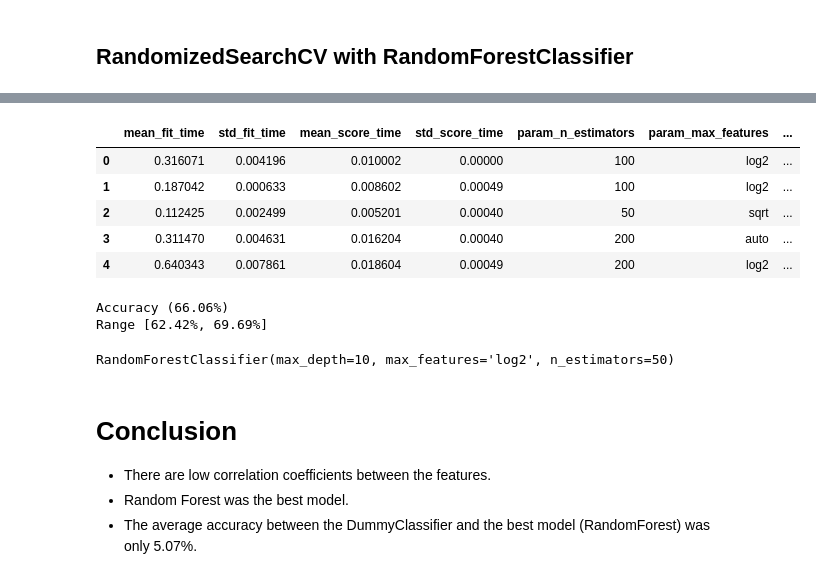
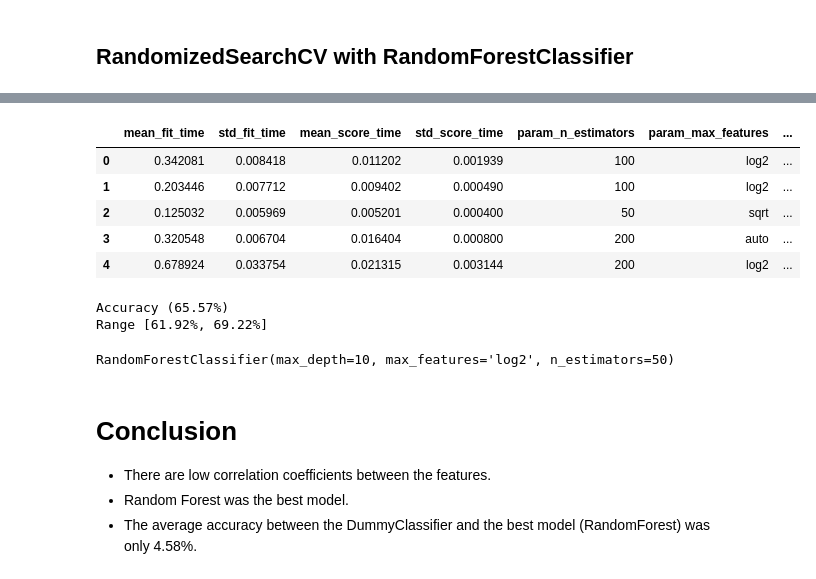
Before and after one commit to MatheusR0drigues/ml-projects, a Jupyter notebook: water-quality-project/water-quality.ipynb, the cells around one changed output, grey strips where cells are left out. Cells and saved outputs as stored; diff of their text form; code cells hidden in the pictures.

```diff
--- a/water-quality-project/water-quality.ipynb
+++ b/water-quality-project/water-quality.ipynb
@@ -393,6 +396,7 @@ DecisionTreeClassifier(criterion='entropy', max_depth=5, min_samples_leaf=105,
 # %% [markdown]
 ## RandomizedSearchCV with RandomForestClassifier
 # %%
+SEED = 2706
 np.random.seed(SEED)
 
 params = {
@@ -405,7 +409,7 @@ model = RandomForestClassifier()
 search = RandomizedSearchCV(model,
                            params,
                            cv = KFold(n_splits=5, shuffle=True),
-                           n_iter = 16,
+                           n_iter = 32,
                            random_state = SEED)
 
 search.fit(new_X, new_y)
@@ -417,22 +419,23 @@ Wall time: 19.5 s
 |  | mean_fit_time | std_fit_time | mean_score_time | std_score_time | param_n_estimators | param_max_features | ... |
-| 0 | 0.316071 | 0.004196 | 0.010002 | 0.00000 | 100 | log2 | ... |
-| 1 | 0.187042 | 0.000633 | 0.008602 | 0.00049 | 100 | log2 | ... |
-| 2 | 0.112425 | 0.002499 | 0.005201 | 0.00040 | 50 | sqrt | ... |
-| 3 | 0.311470 | 0.004631 | 0.016204 | 0.00040 | 200 | auto | ... |
-| 4 | 0.640343 | 0.007861 | 0.018604 | 0.00049 | 200 | log2 | ... |
+| 0 | 0.342081 | 0.008418 | 0.011202 | 0.001939 | 100 | log2 | ... |
+| 1 | 0.203446 | 0.007712 | 0.009402 | 0.000490 | 100 | log2 | ... |
+| 2 | 0.125032 | 0.005969 | 0.005201 | 0.000400 | 50 | sqrt | ... |
+| 3 | 0.320548 | 0.006704 | 0.016404 | 0.000800 | 200 | auto | ... |
+| 4 | 0.678924 | 0.033754 | 0.021315 | 0.003144 | 200 | log2 | ... |
-# %%
-SEED = 2706
-np.random.seed(SEED)
-scores = cross_val_score(search, new_X, new_y, cv = KFold(n_splits = 5, shuffle = True))
-print_scores(scores)
-best = search.best_estimator_
-best
-# %% [output]
-Accuracy (66.06%)
-Range [62.42%, 69.69%]
-RandomForestClassifier(max_depth=10, max_features='log2', n_estimators=50)
+# %%
+SEED = 2706
+np.random.seed(SEED)
+
+scores = cross_val_score(search, new_X, new_y, cv = KFold(n_splits = 5, shuffle = True))
+print_scores(scores)
+best = search.best_estimator_
+best
+# %% [output]
+Accuracy (65.57%)
+Range [61.92%, 69.22%]
+RandomForestClassifier(max_depth=10, max_features='log2', n_estimators=50)
 # %% [markdown]
 # Conclusion
 - There are low correlation coefficients between the features.
 - Random Forest was the best model.
-- The average accuracy between the DummyClassifier and the best model (RandomForest) was only 5.07%.
+- The average accuracy between the DummyClassifier and the best model (RandomForest) was only 4.58%.
```
Also changed, not shown: parts of 4 cells of this notebook.
